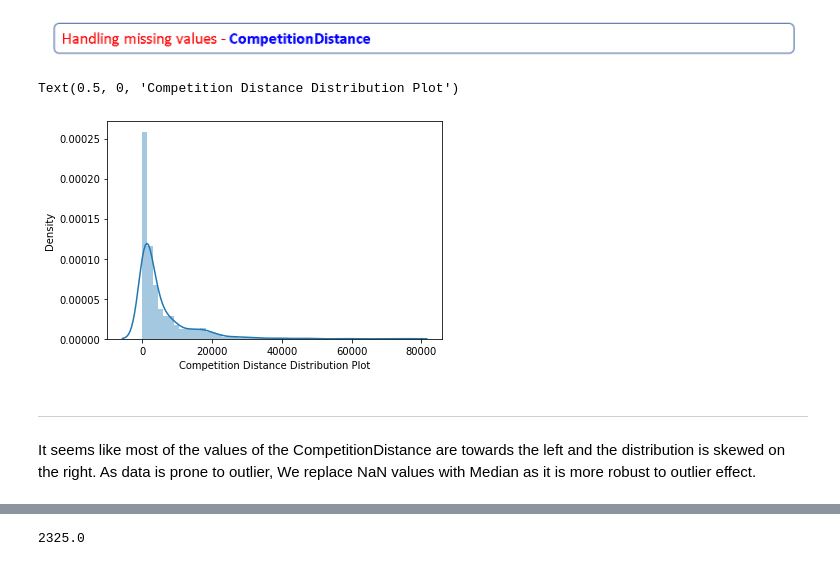
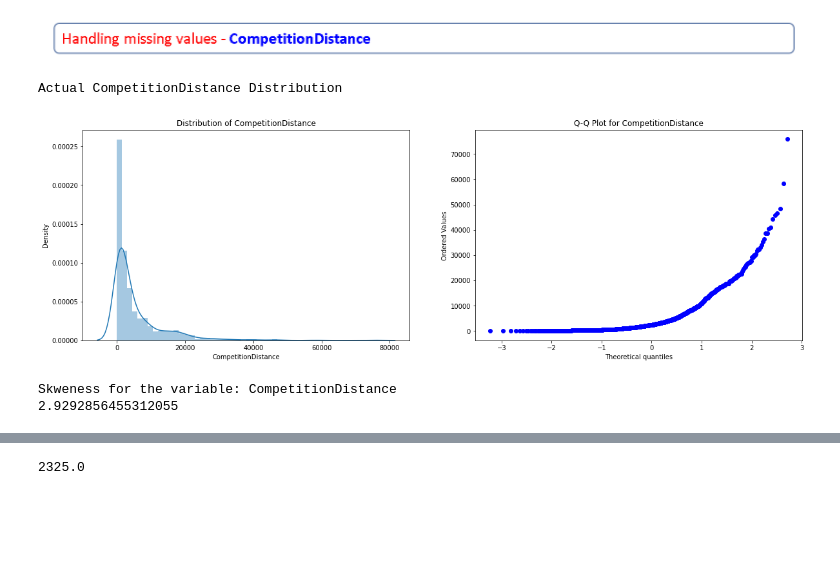
Before and after one commit to Sanddeep-K/Capstone---2_Retail_Sales_Prediction-Supervised-ML---Regression-, a Jupyter notebook: Capstone_2_Retail_Sales_Prediction.ipynb, the cells around one changed output, grey strips where cells are left out. Drawn from its saved outputs; the diff is of its cells as text; code cells hidden in the pictures; blank space fills up the shorter version.

```diff
--- a/Capstone_2_Retail_Sales_Prediction.ipynb
+++ b/Capstone_2_Retail_Sales_Prediction.ipynb
@@ -775,15 +773,3 @@ Found missing values in below variables,
 6. PromoInterval
 # %% [markdown]
 ![Handling Missing values - 3.png](embedded-picture-1)
-# %%
-# distribution plot of competition distance
-
-sns.distplot(x=store_df['CompetitionDistance'],hist=True)
-plt.xlabel('Competition Distance Distribution Plot')
-# %% [output]
-Text(0.5, 0, 'Competition Distance Distribution Plot')
-[figure, removed]
-# %% [markdown]
--------
-
-It seems like most of the values of the CompetitionDistance are towards the left and the distribution is skewed on the right. As data is prone to outlier, We replace NaN values with Median as it is more robust to outlier effect.
@@ -789,0 +780,26 @@ It seems like most of the values of the CompetitionDistance are towards the left
+# %%
+# Let's check distribution plot of competition distance
+# to check whether feature is guassian or normal distributed
+# will also check "Skweness" of the same for better understanding of data distribution
+
+def plot_data(df,feature):
+    plt.figure(figsize=(20,6))
+    print(f"Actual {feature} Distribution")
+    plt.subplot(1,2,1)
+    sns.distplot(df[feature])
+    plt.title(f'Distribution of {feature}')
+    plt.subplot(1,2,2)
+    stat.probplot(df[feature],dist='norm',plot=pylab)
+    plt.title(f'Q-Q Plot for {feature}')
+    plt.show()
+# %%
+plot_data(store_df,'CompetitionDistance')
+# %% [output]
+Actual CompetitionDistance Distribution
+[figure, added]
+# %%
+print(f"Skweness for the variable: CompetitionDistance ")
+print(store_df['CompetitionDistance'].skew())
+# %% [output]
+Skweness for the variable: CompetitionDistance
+2.9292856455312055
```
Also changed, not shown: parts of 16 cells of this notebook.
